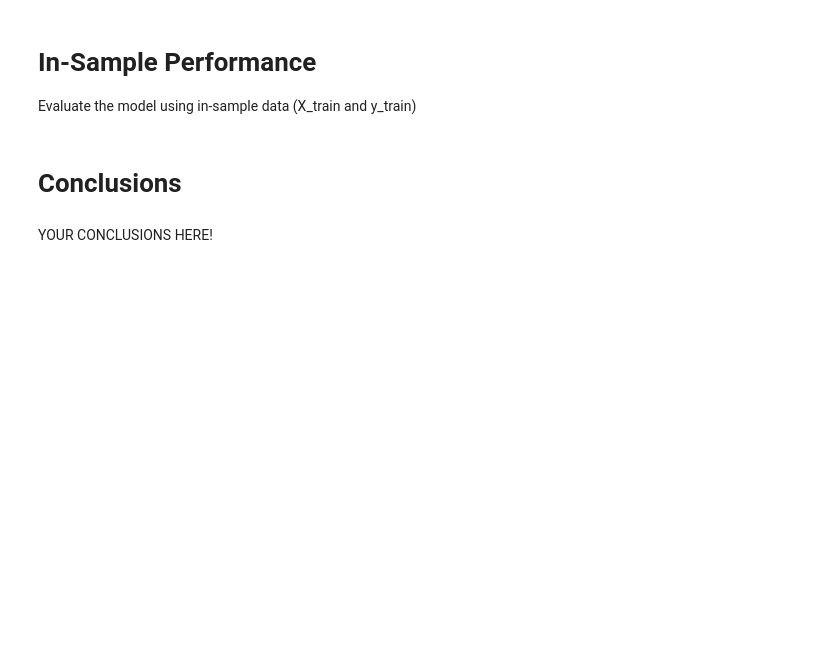
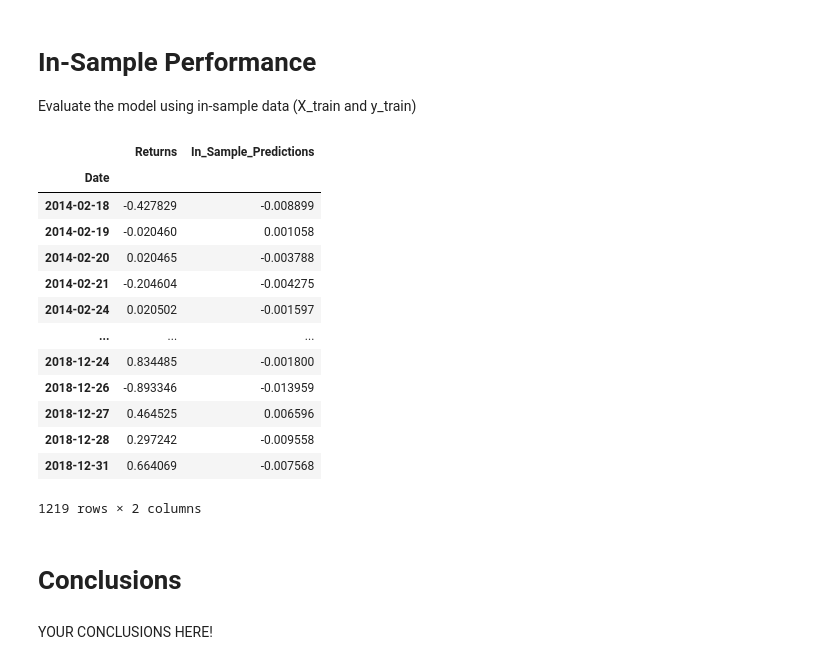
Before and after one commit to manpreetpadam/A-Yen-for-the-Future, a Jupyter notebook: regression_analysis.ipynb, the cells around one changed output. Drawn from its saved outputs; the diff is of its cells as text; code cells hidden in the pictures; blank space fills up the shorter version.

```diff
--- a/regression_analysis.ipynb
+++ b/regression_analysis.ipynb
@@ -184,16 +194,30 @@ from sklearn.metrics import mean_squared_error
 Evaluate the model using in-sample data (X_train and y_train)
 # %%
 # Construct a dataframe using just the "y" training data:
-# YOUR CODE HERE!
+df_training=Y_train.to_frame()
 
 # Add a column of "in-sample" predictions to that dataframe:
-# YOUR CODE HERE!
+df_training['In_Sample_Predictions']=model.predict(X_train)
 
 # Calculate in-sample mean_squared_error (for comparison to out-of-sample)
-# YOUR CODE HERE!
-
+in_sample_mse=mean_squared_error(df_training.Returns,df_training.In_Sample_Predictions)
 # Calculate in-sample root mean_squared_error (for comparison to out-of-sample)
-# YOUR CODE HERE!
+in_sampl
+# %% [output]
+|  | Returns | In_Sample_Predictions |
+| Date |  |  |
+| 2014-02-18 | -0.427829 | -0.008899 |
+| 2014-02-19 | -0.020460 | 0.001058 |
+| 2014-02-20 | 0.020465 | -0.003788 |
+| 2014-02-21 | -0.204604 | -0.004275 |
+| 2014-02-24 | 0.020502 | -0.001597 |
+| ... | ... | ... |
+| 2018-12-24 | 0.834485 | -0.001800 |
+| 2018-12-26 | -0.893346 | -0.013959 |
+| 2018-12-27 | 0.464525 | 0.006596 |
+| 2018-12-28 | 0.297242 | -0.009558 |
+| 2018-12-31 | 0.664069 | -0.007568 |
+1219 rows × 2 columns
 # %% [markdown]
 # Conclusions
 # %% [markdown]
```
Also changed, not shown: parts of 3 cells of this notebook.
